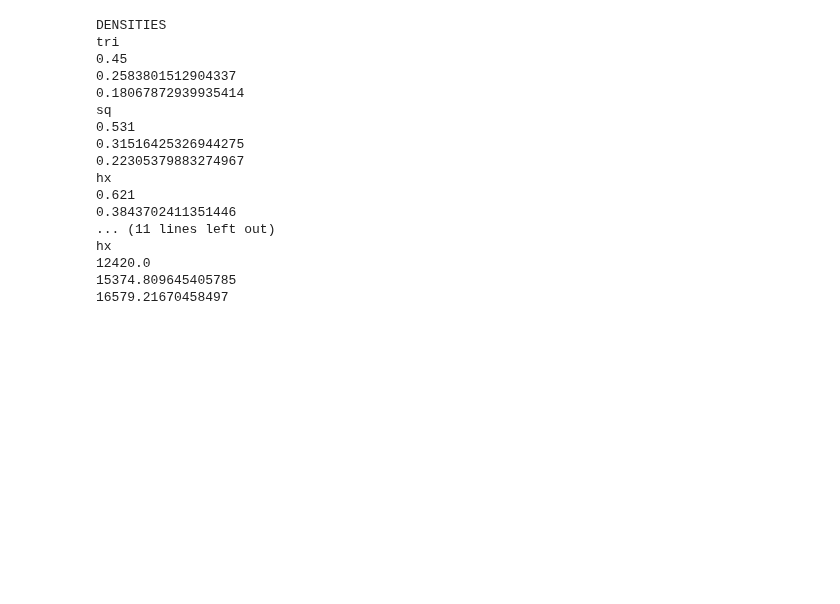
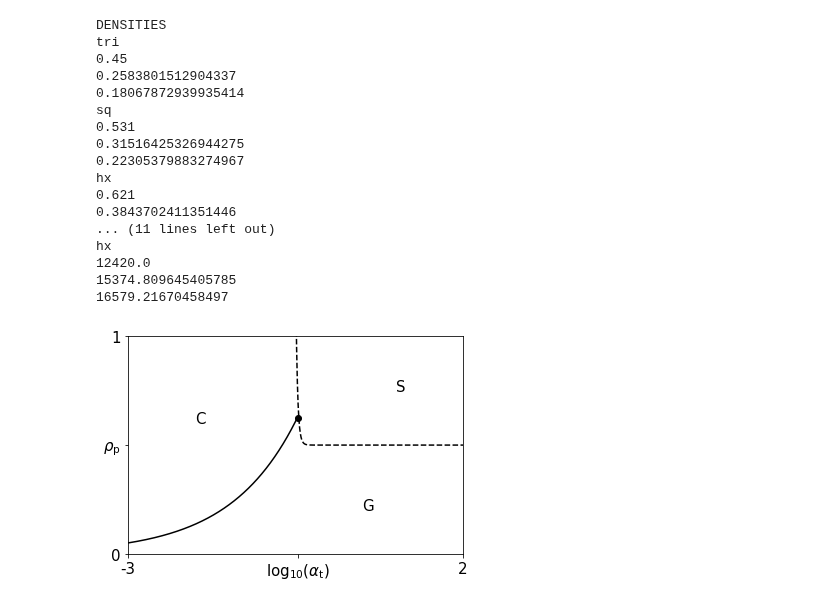
Before and after one commit to larstors/BA, a Jupyter notebook: testing.ipynb, the cells around one changed output. Cells and saved outputs as stored; diff of their text form; code cells hidden in the pictures; blank space fills up the shorter version.

```diff
--- a/testing.ipynb
+++ b/testing.ipynb
@@ -608,3 +604,39 @@ for i in range(100):
 
     if kappa - rho2 < 0:
         print(N, kappa, rho2)
+# %%
+plt.rcParams.update({'font.size': 15})
+
+a = np.linspace(-3, 2, 1000)
+
+ac = -0.5
+
+ahigh = np.linspace(ac, 5, 1000)
+alow = np.linspace(-3, ac+.03, 1000)
+
+def sec(x):
+    return np.abs(x-ac-1)**(-40) + 0.5
+
+def fir(x):
+    return np.exp(x)
+
+
+fig, ax = plt.subplots()
+ax.plot(ahigh-2, sec(ahigh), "k--")
+ax.plot(alow, fir(alow), "k-")
+ax.plot(max(alow)+.01, fir(max(alow)), "ko")
+ax.text(-2, 0.6, "C")
+ax.text(1, 0.75, "S")
+ax.text(0.5, 0.2, "G")
+#ax.text(max(alow)+.1, fir(max(alow)),  "")
+#ax.set_xlabel(r"$\log_{10}(\alpha)$")
+#ax.set_ylabel(r"$\rho$")
+ax.set_xticks([-3, max(alow)+.01, 2])
+ax.set_xticklabels(["-3", r"$\log_{10}(\alpha_\mathrm{t})$", "2"])
+ax.set_yticks([0, 0.5, 1])
+ax.set_yticklabels(["0", r"$\rho_\mathrm{p}$", "1"])
+ax.axis([-3, 2, 0, 1])
+plt.savefig("phase_diagram_maybe.pdf", dpi=200)
+#plt.show()
+# %% [output]
+[figure, added]
```
Also changed, not shown: parts of 2 cells of this notebook, 7 other files.
